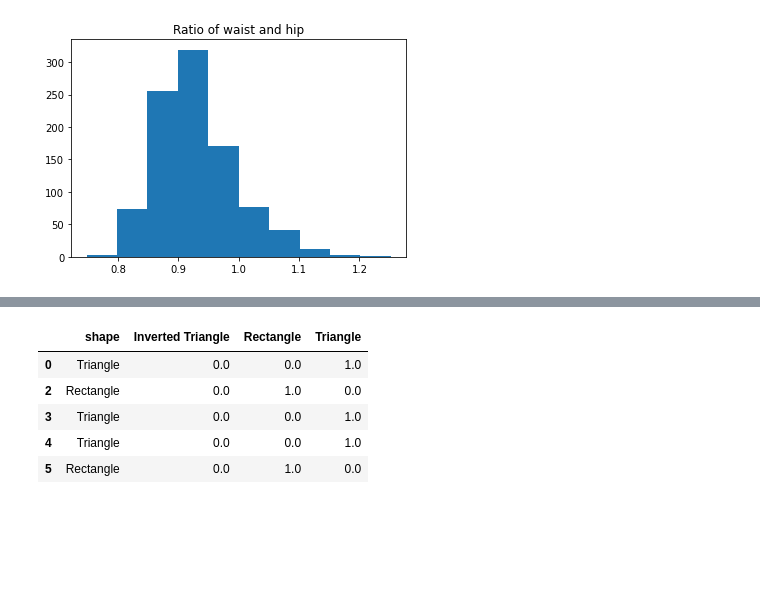
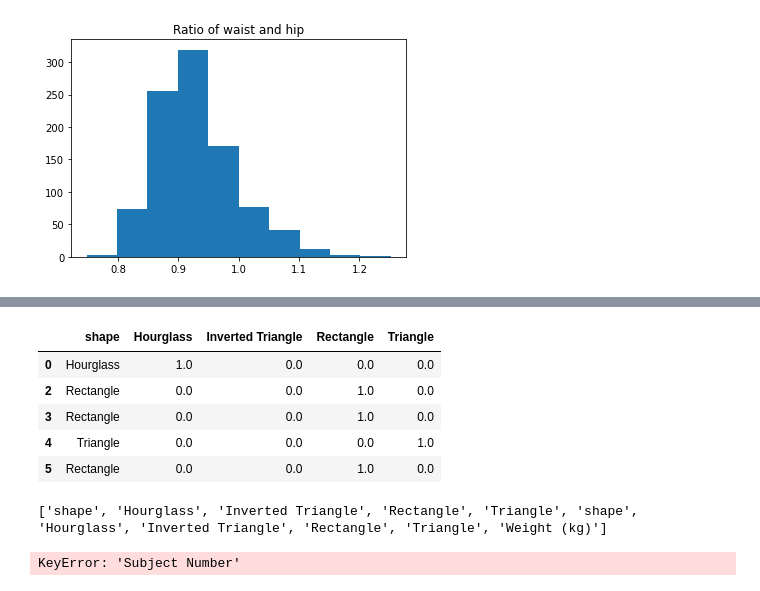
Before and after one commit to 123nishan/measurement_prediction, a Jupyter notebook: split_female.ipynb, the cells around one changed output, grey strips where cells are left out. Saved outputs shown, nothing was run; the diff lists cells and outputs as text; code cells hidden in the pictures; blank space fills up the shorter version.

```diff
--- a/split_female.ipynb
+++ b/split_female.ipynb
@@ -33,7 +33,7 @@ malleolus_height_outer="Ankle Ht Rt (Malleolus, Lateral) (mm)"
 malleolus_height_inner='Malleolus Med Rt (mm)'
 outer_inseam='Outer Inseam'
 
-
+meausred_weight='Weight (kg)'
 thigh='Thigh Circumference (mm)'
 shoulder_breadth='Shoulder Breadth (mm)'
 waist_floor='Waist Height, Preferred (mm)'
@@ -91,9 +102,9 @@ def body_shape(bust,hip,waist,shoulder):
 # %%
 demographic=[subject_number,gender,age, height, weight, shoe_size]
 extracted=[subject_number,malleolus_height_inner,malleolus_height_outer]
-mearuments=[subject_number,waist,chest,under_bust,neck,hip,crotch_height,thigh,shoulder_breadth,waist_floor,arm_length,upper_chest]
+mearuments=[subject_number,waist,chest,under_bust,neck,hip,crotch_height,thigh,shoulder_breadth,waist_floor,arm_length,upper_chest,meausred_weight]
 italy_demographic=[subject_number,gender,age, height, weight, shoe_size_italy]
-italy_measurements=[subject_number,waist,chest,under_bust,neck,hip,crotch_height,thigh,shoulder_breadth,waist_floor,arm_length,italy_upper_chest]
+italy_measurements=[subject_number,waist,chest,under_bust,neck,hip,crotch_height,thigh,shoulder_breadth,waist_floor,arm_length,italy_upper_chest,meausred_weight]
 additional=[subject_number]
 feature_size=len(extracted)+len(mearuments)-2
 #M_data=pd.read_csv(measurement_path,skipinitialspace=True)
@@ -237,8 +239,11 @@ def check_ratio(bust,hip):
 # #cound number of each ratio
 # bust_hip['shape'].value_counts()
 #  body_shape(bust,hip,waist,shoulder):
-data=y[[chest,hip,waist,shoulder_breadth]]
+data=result[[chest,hip,waist,shoulder_breadth]]
+# data.head()
 data['shape']=data.apply(lambda row: body_shape(row[chest],row[hip],row[waist],row[shoulder_breadth]),axis=1)
+
+
 data['shape'].value_counts()
 # %% [output]
 A value is trying to be set on a copy of a slice from a DataFrame.
@@ -251,17 +258,21 @@ Inverted Triangle     60
 Name: shape, dtype: int64
 # %%
-encoder=preprocessing.OneHotEncoder().fit_transform(bust_hip['shape'].values.reshape(-1,1)).toarray()
+from base64 import encode
+
+
+encoder=preprocessing.OneHotEncoder().fit_transform(data['shape'].values.reshape(-1,1)).toarray()
 #convert list to dataframe
 # print(encoder)
-bust_hip[inverted_triangle]=encoder[:,0]
-bust_hip[rectangle]=encoder[:,1]
-bust_hip[triangle]=encoder[:,2]
+data[hourglass]=encoder[:,0]
+data[inverted_triangle]=encoder[:,1]
+data[rectangle]=encoder[:,2]
+data[triangle]=encoder[:,3]
 # encoder=pd.DataFrame(encoder)
 # #rename columns
 # encoder.columns=[inverted_triangle,rectangle]
 # #merge with chest_waist dataframe
 # chest_waist=chest_waist.merge(encoder)
-bust_hip.head()
+data.head()
 # %% [output]
 A value is trying to be set on a copy of a slice from a DataFrame.
 Try using .loc[row_indexer,col_indexer] = value instead
@@ -287,11 +303,13 @@ See the caveats in the documentation: https://pandas.pydata.org/pandas-docs/stab
 # %%
-bust_hip=bust_hip.drop(chest,axis=1)
-bust_hip=bust_hip.drop(hip,axis=1)
-bust_hip.head()
+data=data.drop(chest,axis=1)
+data=data.drop(waist,axis=1)
+data=data.drop(shoulder_breadth,axis=1)
+data=data.drop(hip,axis=1)
+data.head()
 # %% [output]
-|  | shape | Inverted Triangle | Rectangle | Triangle |
-| 0 | Triangle | 0.0 | 0.0 | 1.0 |
-| 2 | Rectangle | 0.0 | 1.0 | 0.0 |
-| 3 | Triangle | 0.0 | 0.0 | 1.0 |
-| 4 | Triangle | 0.0 | 0.0 | 1.0 |
-| 5 | Rectangle | 0.0 | 1.0 | 0.0 |
+|  | shape | Hourglass | Inverted Triangle | Rectangle | Triangle |
+| 0 | Hourglass | 1.0 | 0.0 | 0.0 | 0.0 |
+| 2 | Rectangle | 0.0 | 0.0 | 1.0 | 0.0 |
+| 3 | Rectangle | 0.0 | 0.0 | 1.0 | 0.0 |
+| 4 | Triangle | 0.0 | 0.0 | 0.0 | 1.0 |
+| 5 | Rectangle | 0.0 | 0.0 | 1.0 | 0.0 |
@@ -298,18 +341,19 @@ bust_hip.head()
+# %%
+print(target)
+# %% [output]
+['shape', 'Hourglass', 'Inverted Triangle', 'Rectangle', 'Triangle', 'shape', 'Hourglass', 'Inverted Triangle', 'Rectangle', 'Triangle', 'Weight (kg)']
 # %%
-X=pd.concat([X,bust_hip],axis=1,join='inner')
-
-#Train and test
 X_train,X_test,y_train,y_test=train_test_split(X,y,test_size=0.20)
 #Train and validation
 X_train,X_val,y_train,y_val=train_test_split(X_train,y_train,test_size=0.20)
 
 additional_df=pd.concat([X_test[subject_number],X_test['shape']],axis=1)
 X_test=X_test.drop(subject_number,axis=1)
-# X_test=X_test.drop(pants_size,axis=1)
-X_train=X_train.drop(subject_number,axis=1)
-# X_train=X_train.drop(pants_size,axis=1)
+
+
 X_val=X_val.drop(subject_number,axis=1)
-# X_val=X_val.drop(pants_size,axis=1)
+# %% [output]
+KeyError: 'Subject Number'
 # %%
 X_train.to_csv("./female/X_train.csv",encoding='utf-8',index=False)
 y_train.to_csv("./female/y_train.csv",encoding='utf-8',index=False)
```
Also changed, not shown: parts of 12 cells of this notebook, 47 other files.
